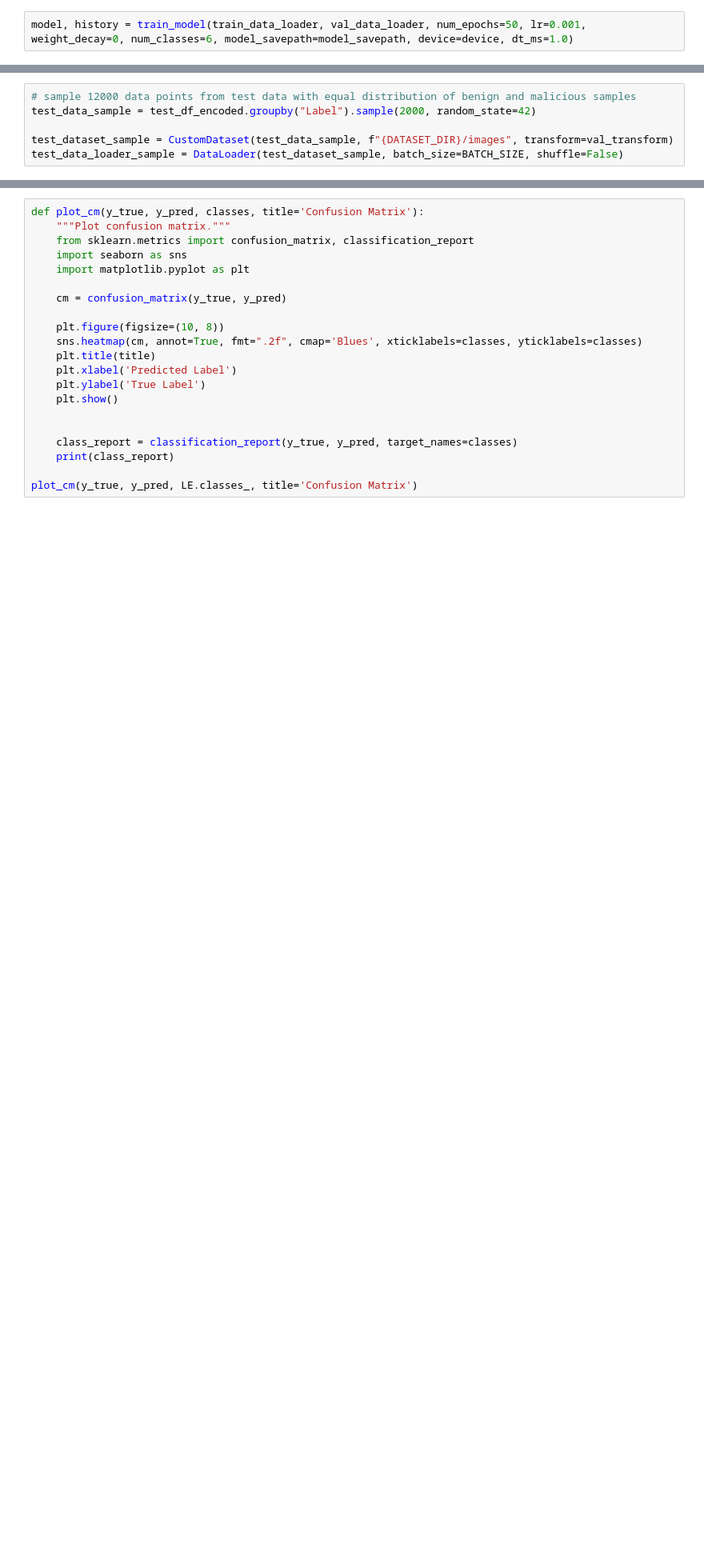
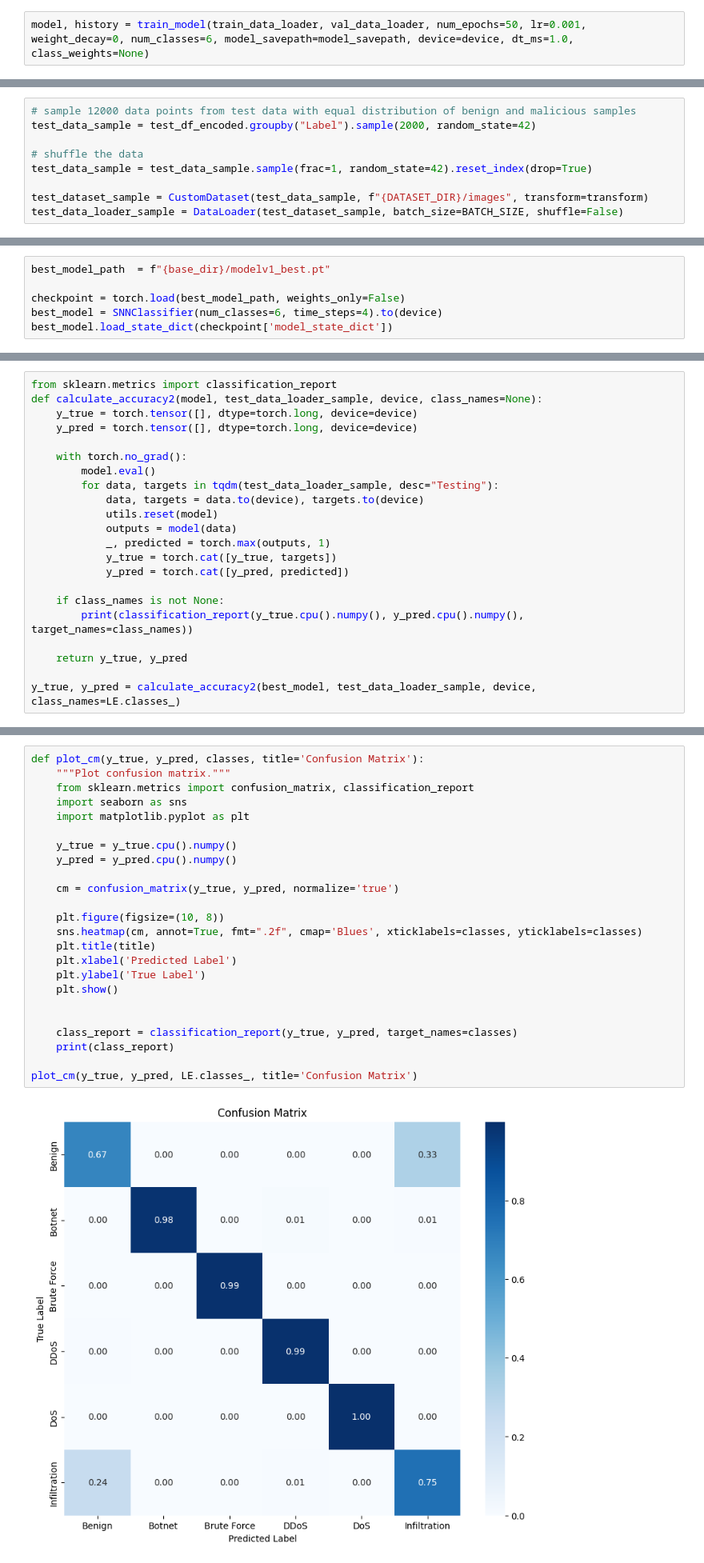
Before and after one commit to druvdub/3yp, a Jupyter notebook: notebooks/csnnpaper/1.2.3.2-csnnpaper-multi-model.ipynb, the cells around one changed output, grey strips where cells are left out. Shown: that part at 80% size. Drawn from its saved outputs; the diff is of its cells as text; blank space fills up the shorter version.

```diff
--- a/notebooks/csnnpaper/1.2.3.2-csnnpaper-multi-model.ipynb
+++ b/notebooks/csnnpaper/1.2.3.2-csnnpaper-multi-model.ipynb
@@ -484,4 +578,4 @@ path = f"{base_dir}/modelv1.pt"
 os.makedirs(base_dir, exist_ok=True)
 model_savepath = path
 # %%
-model, history = train_model(train_data_loader, val_data_loader, num_epochs=50, lr=0.001, weight_decay=0, num_classes=6, model_savepath=model_savepath, device=device, dt_ms=1.0)
+model, history = train_model(train_data_loader, val_data_loader, num_epochs=50, lr=0.001, weight_decay=0, num_classes=6, model_savepath=model_savepath, device=device, dt_ms=1.0, class_weights=None)
@@ -533,5 +645,8 @@ plot_training_results(history)
 # sample 12000 data points from test data with equal distribution of benign and malicious samples
 test_data_sample = test_df_encoded.groupby("Label").sample(2000, random_state=42)
 
-test_dataset_sample = CustomDataset(test_data_sample, f"{DATASET_DIR}/images", transform=val_transform)
+# shuffle the data
+test_data_sample = test_data_sample.sample(frac=1, random_state=42).reset_index(drop=True)
+
+test_dataset_sample = CustomDataset(test_data_sample, f"{DATASET_DIR}/images", transform=transform)
 test_data_loader_sample = DataLoader(test_dataset_sample, batch_size=BATCH_SIZE, shuffle=False)
@@ -581,0 +653,6 @@ acc, y_pred, y_true = test_model(model, test_data_loader_sample, device=device)
+# %%
+best_model_path  = f"{base_dir}/modelv1_best.pt"
+
+checkpoint = torch.load(best_model_path, weights_only=False)
+best_model = SNNClassifier(num_classes=6, time_steps=4).to(device)
+best_model.load_state_dict(checkpoint['model_state_dict'])
@@ -581,0 +661,22 @@ acc, y_pred, y_true = test_model(model, test_data_loader_sample, device=device)
+# %%
+from sklearn.metrics import classification_report
+def calculate_accuracy2(model, test_data_loader_sample, device, class_names=None):
+    y_true = torch.tensor([], dtype=torch.long, device=device)
+    y_pred = torch.tensor([], dtype=torch.long, device=device)
+
+    with torch.no_grad():
+        model.eval()
+        for data, targets in tqdm(test_data_loader_sample, desc="Testing"):
+            data, targets = data.to(device), targets.to(device)
+            utils.reset(model)
+            outputs = model(data)
+            _, predicted = torch.max(outputs, 1)
+            y_true = torch.cat([y_true, targets])
+            y_pred = torch.cat([y_pred, predicted])
+
+    if class_names is not None:
+        print(classification_report(y_true.cpu().numpy(), y_pred.cpu().numpy(), target_names=class_names))
+
+    return y_true, y_pred
+
+y_true, y_pred = calculate_accuracy2(best_model, test_data_loader_sample, device, class_names=LE.classes_)
@@ -582,21 +696,26 @@ acc, y_pred, y_true = test_model(model, test_data_loader_sample, device=device)
 # %%
 def plot_cm(y_true, y_pred, classes, title='Confusion Matrix'):
     """Plot confusion matrix."""
     from sklearn.metrics import confusion_matrix, classification_report
     import seaborn as sns
     import matplotlib.pyplot as plt
 
-    cm = confusion_matrix(y_true, y_pred)
+    y_true = y_true.cpu().numpy()
+    y_pred = y_pred.cpu().numpy()
+
+    cm = confusion_matrix(y_true, y_pred, normalize='true')
 
     plt.figure(figsize=(10, 8))
     sns.heatmap(cm, annot=True, fmt=".2f", cmap='Blues', xticklabels=classes, yticklabels=classes)
     plt.title(title)
     plt.xlabel('Predicted Label')
     plt.ylabel('True Label')
     plt.show()
 
 
     class_report = classification_report(y_true, y_pred, target_names=classes)
     print(class_report)
 
 plot_cm(y_true, y_pred, LE.classes_, title='Confusion Matrix')
+# %% [output]
+[figure, added]
```
Also changed, not shown: parts of 16 cells of this notebook, 26 other files.
